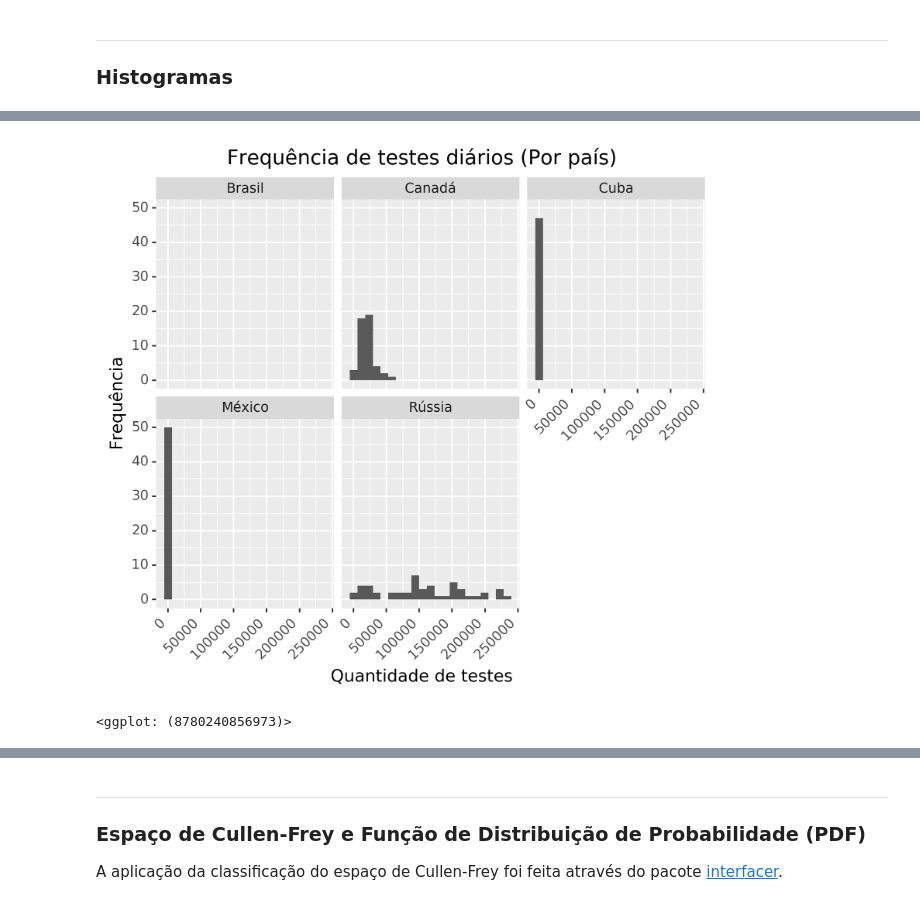
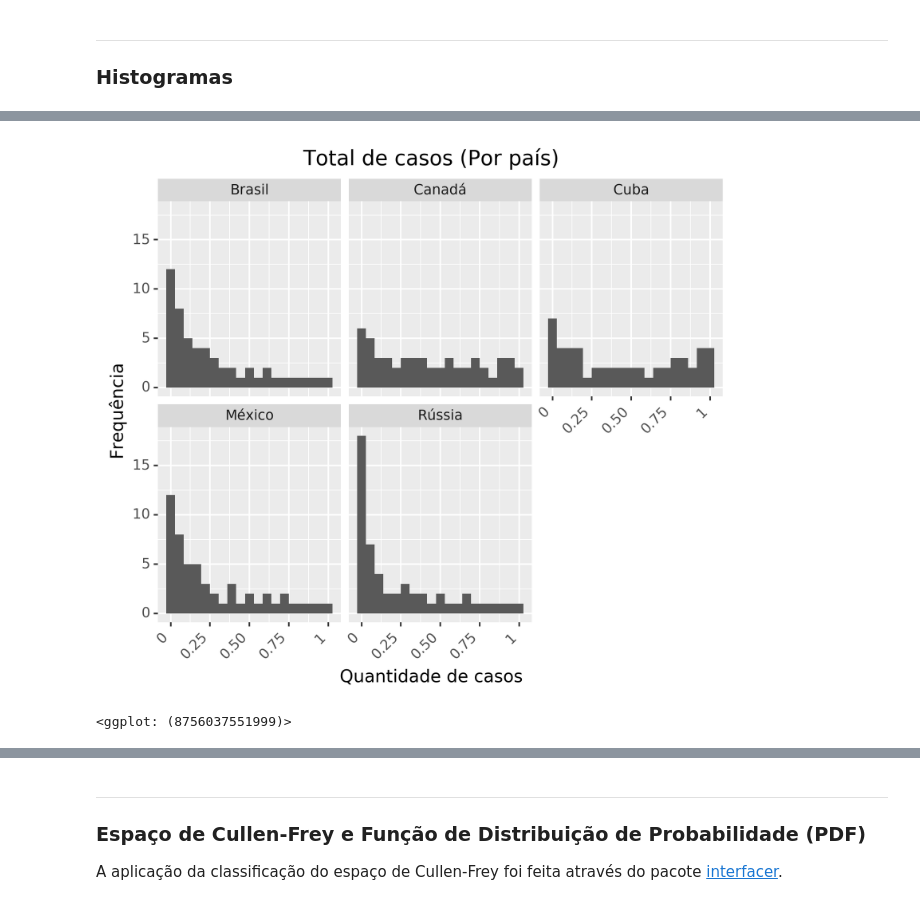
Before and after one commit to cmath-covid/trabalho-grupo-azul-CAP239, a Jupyter notebook: 2_analise_visualizacao_dos_dados/template.ipynb, the cells around one changed output, grey strips where cells are left out. Drawn from its saved outputs; the diff is of its cells as text; code cells hidden in the pictures.

Commit message:
Atualização dos histogramas gerados

```diff
--- a/2_analise_visualizacao_dos_dados/template.ipynb
+++ b/2_analise_visualizacao_dos_dados/template.ipynb
@@ -178,4 +179,44 @@ plt.show()
 <hr>
 
 ### Histogramas
+# %%
+labelerfnc = lambda x: NAMES[x] # Criado para facilitar a exibição dos nomes
+
+
+def standardize_bycountry(data, variable):
+    """Função para agrupar por país e normalizar os dados
+    """
+
+    def standardize_factor(distribution):
+        return (distribution - np.mean(distribution)) / np.std(distribution)
+    def normalize_minmax(data):
+        return (data - data.min()) / (data.max() - data.min())
+
+    res = []
+    groups = data.groupby('iso_code')
+    for group in groups:
+        group_data = groups.get_group(group[0])
+
+        res.append(
+            pd.DataFrame({
+                variable: normalize_minmax(group_data[variable])
+            })
+        )
+        res[-1]['iso_code'] = group[0]
+    return pd.concat(res)
+
+
+def plot_histogram_bycountry(data, variable_to_plot, title, xlabel, ylabel):
+    """Função para gerar os histogramas normalizados, por país.
+    """
+    data_owd = standardize_bycountry(data, variable_to_plot)
+
+    return (
+        ggplot(data_owd, aes(variable_to_plot))
+            + geom_histogram(bins = 19)
+            + ggtitle(title)
+            + xlab(xlabel) + ylab(ylabel)
+            + facet_wrap('~iso_code', labeller = labelerfnc)
+            + theme(axis_text_x = element_text(angle = 45, hjust = 1), dpi = 300)
+    )
 # %%
@@ -246,12 +225,6 @@ labelerfnc = lambda x: NAMES[x]
-# %%
-(
-    ggplot(data_owd, aes('new_tests'))
-        + geom_histogram(bins = 21)
-        + ggtitle('Frequência de testes diários (Por país)')
-        + xlab('Quantidade de testes') + ylab('Frequência')
-        + facet_wrap('~iso_code', labeller = labelerfnc)
-        + theme(axis_text_x = element_text(angle = 45, hjust = 1), dpi = 300)
-)
-# %% [output]
-[figure, removed]
-<ggplot: (8780240856973)>
+# %%
+plot_histogram_bycountry(data_owd, 'total_cases', 'Total de casos (Por país)',
+                                                             'Quantidade de casos', 'Frequência')
+# %% [output]
+[figure, added]
+<ggplot: (8756037551999)>
```
Also changed, not shown: parts of 28 cells of this notebook.
